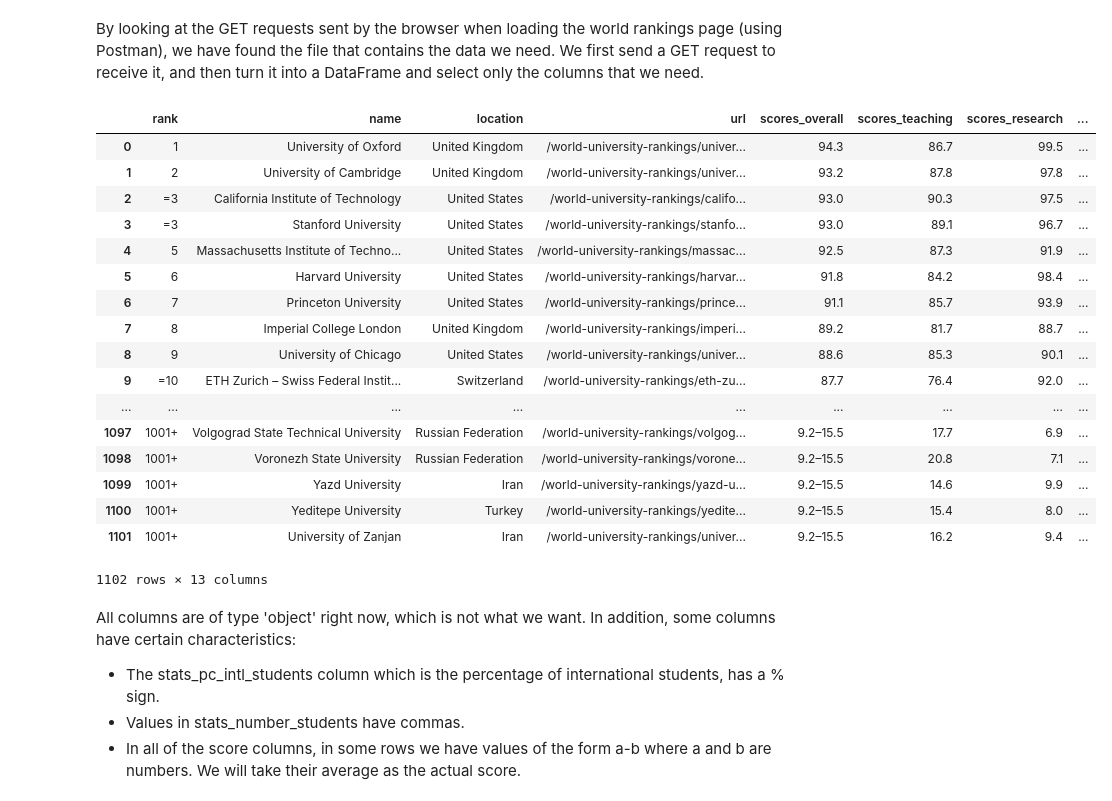
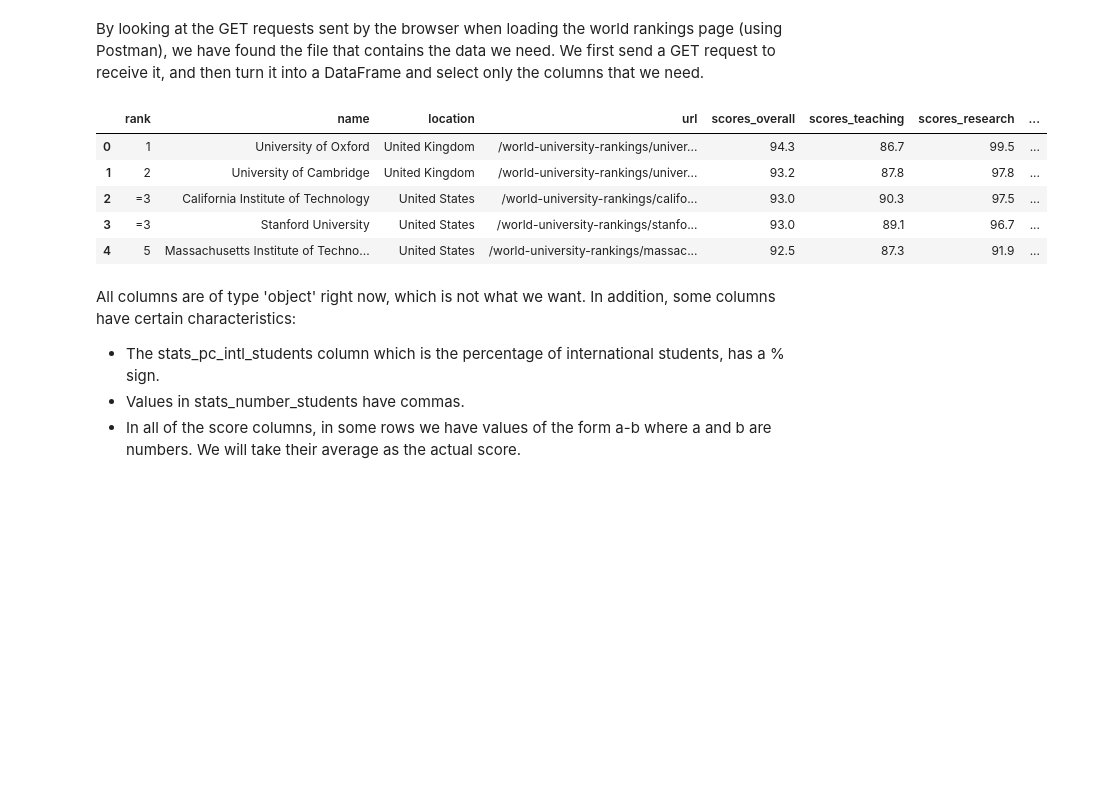
Before and after one commit to odorgergo/ada-rag, a Jupyter notebook: HW2/THE_Data.ipynb, the cells around one changed output. Saved outputs shown, nothing was run; the diff lists cells and outputs as text; code cells hidden in the pictures; blank space fills up the shorter version.

```diff
--- a/HW2/THE_Data.ipynb
+++ b/HW2/THE_Data.ipynb
@@ -23,26 +20,14 @@ ranking_complete=df[['rank', 'name', 'location', 'url', 'scores_overall', 'score
    'scores_citations', 'scores_industry_income', 'scores_international_outlook', 'stats_number_students',
    'stats_student_staff_ratio', 'stats_pc_intl_students']]
 # %%
-ranking_complete
+ranking_complete.head()
 # %% [output]
 |  | rank | name | location | url | scores_overall | scores_teaching | scores_research | ... |
 | 0 | 1 | University of Oxford | United Kingdom | /world-university-rankings/univer... | 94.3 | 86.7 | 99.5 | ... |
 | 1 | 2 | University of Cambridge | United Kingdom | /world-university-rankings/univer... | 93.2 | 87.8 | 97.8 | ... |
 | 2 | =3 | California Institute of Technology | United States | /world-university-rankings/califo... | 93.0 | 90.3 | 97.5 | ... |
 | 3 | =3 | Stanford University | United States | /world-university-rankings/stanfo... | 93.0 | 89.1 | 96.7 | ... |
 | 4 | 5 | Massachusetts Institute of Techno... | United States | /world-university-rankings/massac... | 92.5 | 87.3 | 91.9 | ... |
-| 5 | 6 | Harvard University | United States | /world-university-rankings/harvar... | 91.8 | 84.2 | 98.4 | ... |
-| 6 | 7 | Princeton University | United States | /world-university-rankings/prince... | 91.1 | 85.7 | 93.9 | ... |
-| 7 | 8 | Imperial College London | United Kingdom | /world-university-rankings/imperi... | 89.2 | 81.7 | 88.7 | ... |
-| 8 | 9 | University of Chicago | United States | /world-university-rankings/univer... | 88.6 | 85.3 | 90.1 | ... |
-| 9 | =10 | ETH Zurich – Swiss Federal Instit... | Switzerland | /world-university-rankings/eth-zu... | 87.7 | 76.4 | 92.0 | ... |
-| ... | ... | ... | ... | ... | ... | ... | ... | ... |
-| 1097 | 1001+ | Volgograd State Technical University | Russian Federation | /world-university-rankings/volgog... | 9.2–15.5 | 17.7 | 6.9 | ... |
-| 1098 | 1001+ | Voronezh State University | Russian Federation | /world-university-rankings/vorone... | 9.2–15.5 | 20.8 | 7.1 | ... |
-| 1099 | 1001+ | Yazd University | Iran | /world-university-rankings/yazd-u... | 9.2–15.5 | 14.6 | 9.9 | ... |
-| 1100 | 1001+ | Yeditepe University | Turkey | /world-university-rankings/yedite... | 9.2–15.5 | 15.4 | 8.0 | ... |
-| 1101 | 1001+ | University of Zanjan | Iran | /world-university-rankings/univer... | 9.2–15.5 | 16.2 | 9.4 | ... |
-1102 rows × 13 columns
 # %% [markdown]
 All columns are of type 'object' right now, which is not what we want. In addition, some columns have certain characteristics:
 * The stats_pc_intl_students column which is the percentage of international students, has a % sign.
```
Also changed, not shown: parts of 17 cells of this notebook.
